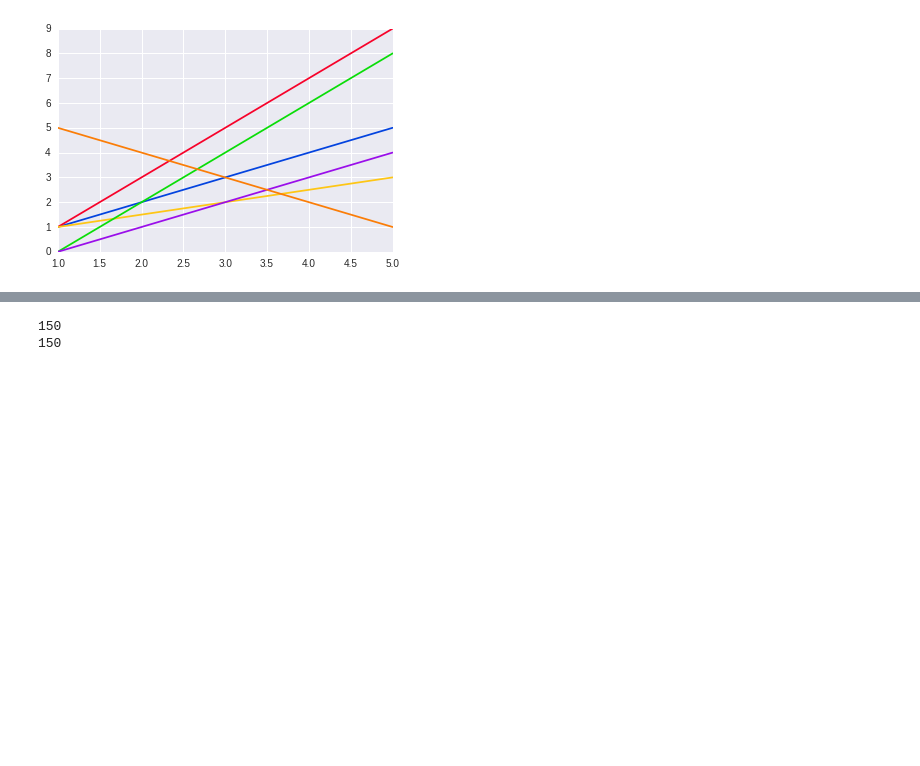
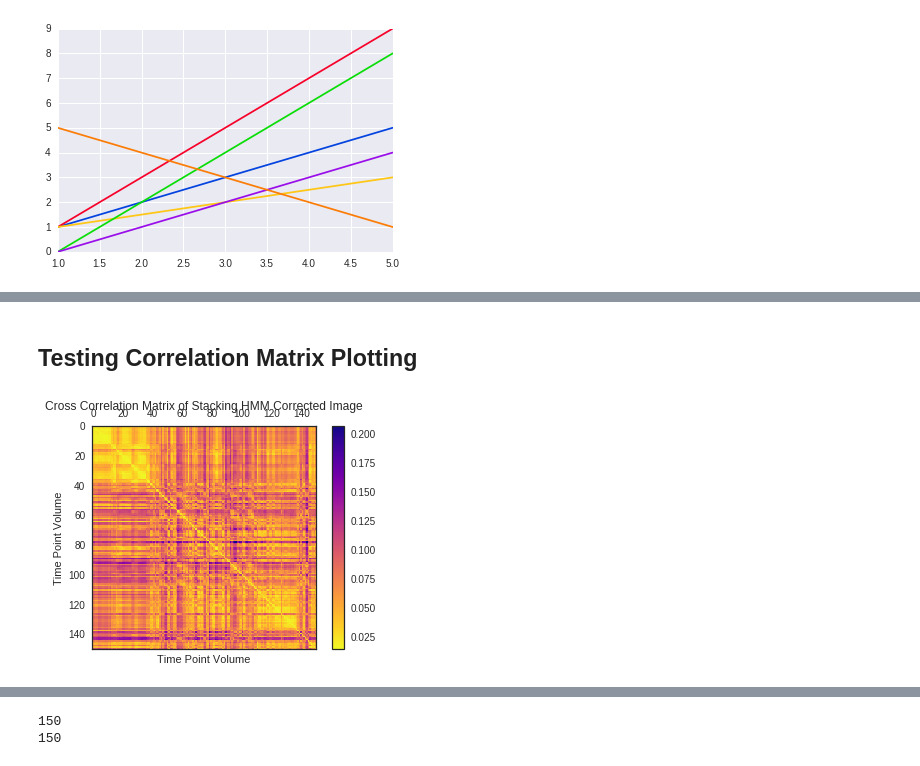
Before and after one commit to jmschabdach/markov-movement-correction, a Jupyter notebook: figureGeneration.ipynb, the cells around one changed output, grey strips where cells are left out. Saved outputs shown, nothing was run; the diff lists cells and outputs as text; code cells hidden in the pictures; blank space fills up the shorter version.

```diff
--- a/figureGeneration.ipynb
+++ b/figureGeneration.ipynb
@@ -117,0 +276,7 @@ def plotTimeseriesSimilarities(timepoints, preReg,
+# %% [markdown]
+## Testing Correlation Matrix Plotting
+# %%
+plotCorrelationMatrix("correlationMatrix-timepoints.csv",
+                      title="Cross Correlation Matrix of Stacking HMM Corrected Image")
+# %% [output]
+[figure, added]
```
Also changed, not shown: parts of 8 cells of this notebook, 1 other file.
